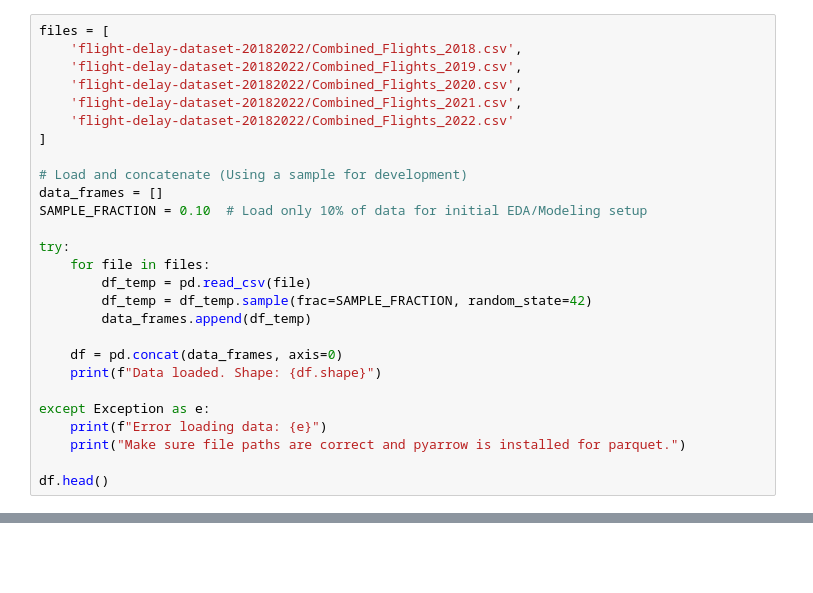
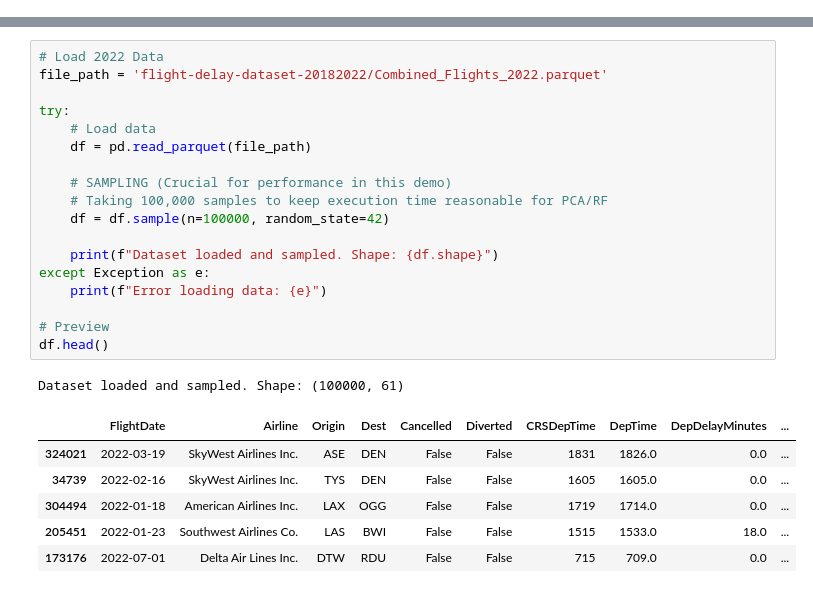
Before and after one commit to eliasmorio/flight_status_prediction, a Jupyter notebook: main.ipynb, the cells around one changed output, grey strips where cells are left out. Drawn from its saved outputs; the diff is of its cells as text; blank space fills up the shorter version.

```diff
--- a/main.ipynb
+++ b/main.ipynb
@@ -37,27 +44,0 @@ print("Libraries imported successfully.")
-# %%
-files = [
-    'flight-delay-dataset-20182022/Combined_Flights_2018.csv',
-    'flight-delay-dataset-20182022/Combined_Flights_2019.csv',
-    'flight-delay-dataset-20182022/Combined_Flights_2020.csv',
-    'flight-delay-dataset-20182022/Combined_Flights_2021.csv',
-    'flight-delay-dataset-20182022/Combined_Flights_2022.csv'
-]
-
-# Load and concatenate (Using a sample for development)
-data_frames = []
-SAMPLE_FRACTION = 0.10  # Load only 10% of data for initial EDA/Modeling setup
-
-try:
-    for file in files:
-        df_temp = pd.read_csv(file)
-        df_temp = df_temp.sample(frac=SAMPLE_FRACTION, random_state=42)
-        data_frames.append(df_temp)
-
-    df = pd.concat(data_frames, axis=0)
-    print(f"Data loaded. Shape: {df.shape}")
-
-except Exception as e:
-    print(f"Error loading data: {e}")
-    print("Make sure file paths are correct and pyarrow is installed for parquet.")
-
-df.head()
@@ -63,0 +50,26 @@ df.head()
+# %%
+# Load 2022 Data
+file_path = 'flight-delay-dataset-20182022/Combined_Flights_2022.parquet'
+
+try:
+    # Load data
+    df = pd.read_parquet(file_path)
+
+    # SAMPLING (Crucial for performance in this demo)
+    # Taking 100,000 samples to keep execution time reasonable for PCA/RF
+    df = df.sample(n=100000, random_state=42)
+
+    print(f"Dataset loaded and sampled. Shape: {df.shape}")
+except Exception as e:
+    print(f"Error loading data: {e}")
+
+# Preview
+df.head()
+# %% [output]
+Dataset loaded and sampled. Shape: (100000, 61)
+|  | FlightDate | Airline | Origin | Dest | Cancelled | Diverted | CRSDepTime | DepTime | DepDelayMinutes | ... |
+| 324021 | 2022-03-19 | SkyWest Airlines Inc. | ASE | DEN | False | False | 1831 | 1826.0 | 0.0 | ... |
+| 34739 | 2022-02-16 | SkyWest Airlines Inc. | TYS | DEN | False | False | 1605 | 1605.0 | 0.0 | ... |
+| 304494 | 2022-01-18 | American Airlines Inc. | LAX | OGG | False | False | 1719 | 1714.0 | 0.0 | ... |
+| 205451 | 2022-01-23 | Southwest Airlines Co. | LAS | BWI | False | False | 1515 | 1533.0 | 18.0 | ... |
+| 173176 | 2022-07-01 | Delta Air Lines Inc. | DTW | RDU | False | False | 715 | 709.0 | 0.0 | ... |
```
Also changed, not shown: parts of 27 cells of this notebook, 1 other file.
